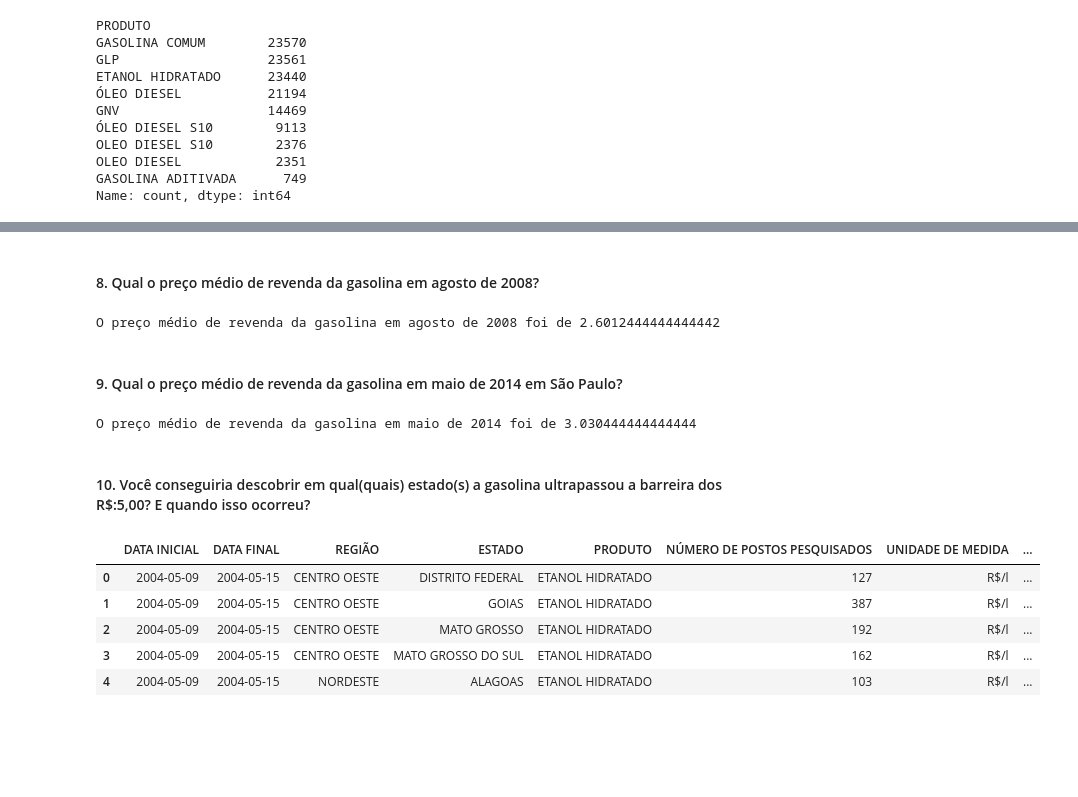
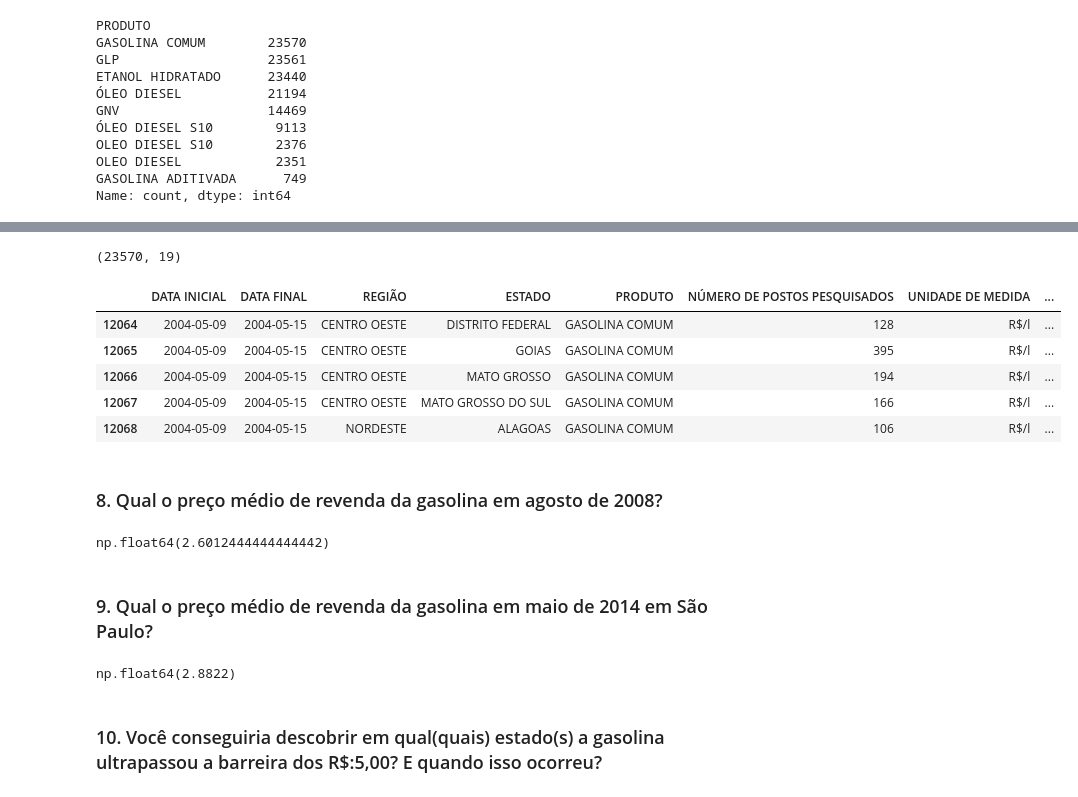
Before and after one commit to eumarianamota/data-science-studies, a Jupyter notebook: modulo-6/ex-01/exercises-1.ipynb, the cells around one changed output, grey strips where cells are left out. Cells and saved outputs as stored; diff of their text form; code cells hidden in the pictures; blank space fills up the shorter version.

```diff
--- a/modulo-6/ex-01/exercises-1.ipynb
+++ b/modulo-6/ex-01/exercises-1.ipynb
@@ -107,2 +119,2 @@ Name: count, dtype: int64
 # %%
-dataframe[dataframe["PRODUTO"] == "GASOLINA COMUM"]
+df2 = dataframe[dataframe["PRODUTO"] == "GASOLINA COMUM"]
@@ -123,25 +121,27 @@ dataframe[dataframe["PRODUTO"] == "GASOLINA COMUM"]
+# %%
+df2.shape
+# %% [output]
+(23570, 19)
+# %%
+df2.head()
+# %% [output]
+|  | DATA INICIAL | DATA FINAL | REGIÃO | ESTADO | PRODUTO | NÚMERO DE POSTOS PESQUISADOS | UNIDADE DE MEDIDA | ... |
+| 12064 | 2004-05-09 | 2004-05-15 | CENTRO OESTE | DISTRITO FEDERAL | GASOLINA COMUM | 128 | R$/l | ... |
+| 12065 | 2004-05-09 | 2004-05-15 | CENTRO OESTE | GOIAS | GASOLINA COMUM | 395 | R$/l | ... |
+| 12066 | 2004-05-09 | 2004-05-15 | CENTRO OESTE | MATO GROSSO | GASOLINA COMUM | 194 | R$/l | ... |
+| 12067 | 2004-05-09 | 2004-05-15 | CENTRO OESTE | MATO GROSSO DO SUL | GASOLINA COMUM | 166 | R$/l | ... |
+| 12068 | 2004-05-09 | 2004-05-15 | NORDESTE | ALAGOAS | GASOLINA COMUM | 106 | R$/l | ... |
 # %% [markdown]
-#### 8. Qual o preço médio de revenda da gasolina em agosto de 2008?
+### 8. Qual o preço médio de revenda da gasolina em agosto de 2008?
-# %%
-filters = dataframe[(dataframe["MES E ANO"] == '08-2008') & (dataframe["PRODUTO"] == "GASOLINA COMUM")]
-print("O preço médio de revenda da gasolina em agosto de 2008 foi de {}".format(filters["PREÇO MÉDIO REVENDA"].mean()))
-# %% [output]
-O preço médio de revenda da gasolina em agosto de 2008 foi de 2.6012444444444442
+# %%
+df2[df2["MES E ANO"] == "08-2008"]["PREÇO MÉDIO REVENDA"].mean()
+# %% [output]
+np.float64(2.6012444444444442)
 # %% [markdown]
-#### 9. Qual o preço médio de revenda da gasolina em maio de 2014 em São Paulo?
+### 9. Qual o preço médio de revenda da gasolina em maio de 2014 em São Paulo?
-# %%
-filters = dataframe[(dataframe["MES E ANO"] == '05-2014') & (dataframe["PRODUTO"] == "GASOLINA COMUM")]
-print("O preço médio de revenda da gasolina em maio de 2014 foi de {}".format(filters["PREÇO MÉDIO REVENDA"].mean()))
-# %% [output]
-O preço médio de revenda da gasolina em maio de 2014 foi de 3.030444444444444
+# %%
+df2[(df2["MES E ANO"] == "05-2014") & (df2["ESTADO"] == "SAO PAULO")]["PREÇO MÉDIO REVENDA"].mean()
+# %% [output]
+np.float64(2.8822)
 # %% [markdown]
-#### 10. Você conseguiria descobrir em qual(quais) estado(s) a gasolina ultrapassou a barreira dos R$:5,00? E quando isso ocorreu?
+### 10. Você conseguiria descobrir em qual(quais) estado(s) a gasolina ultrapassou a barreira dos R$:5,00? E quando isso ocorreu?
-# %%
-dataframe.head()
-# %% [output]
-|  | DATA INICIAL | DATA FINAL | REGIÃO | ESTADO | PRODUTO | NÚMERO DE POSTOS PESQUISADOS | UNIDADE DE MEDIDA | ... |
-| 0 | 2004-05-09 | 2004-05-15 | CENTRO OESTE | DISTRITO FEDERAL | ETANOL HIDRATADO | 127 | R$/l | ... |
-| 1 | 2004-05-09 | 2004-05-15 | CENTRO OESTE | GOIAS | ETANOL HIDRATADO | 387 | R$/l | ... |
-| 2 | 2004-05-09 | 2004-05-15 | CENTRO OESTE | MATO GROSSO | ETANOL HIDRATADO | 192 | R$/l | ... |
-| 3 | 2004-05-09 | 2004-05-15 | CENTRO OESTE | MATO GROSSO DO SUL | ETANOL HIDRATADO | 162 | R$/l | ... |
-| 4 | 2004-05-09 | 2004-05-15 | NORDESTE | ALAGOAS | ETANOL HIDRATADO | 103 | R$/l | ... |
```
Also changed, not shown: parts of 37 cells of this notebook.
